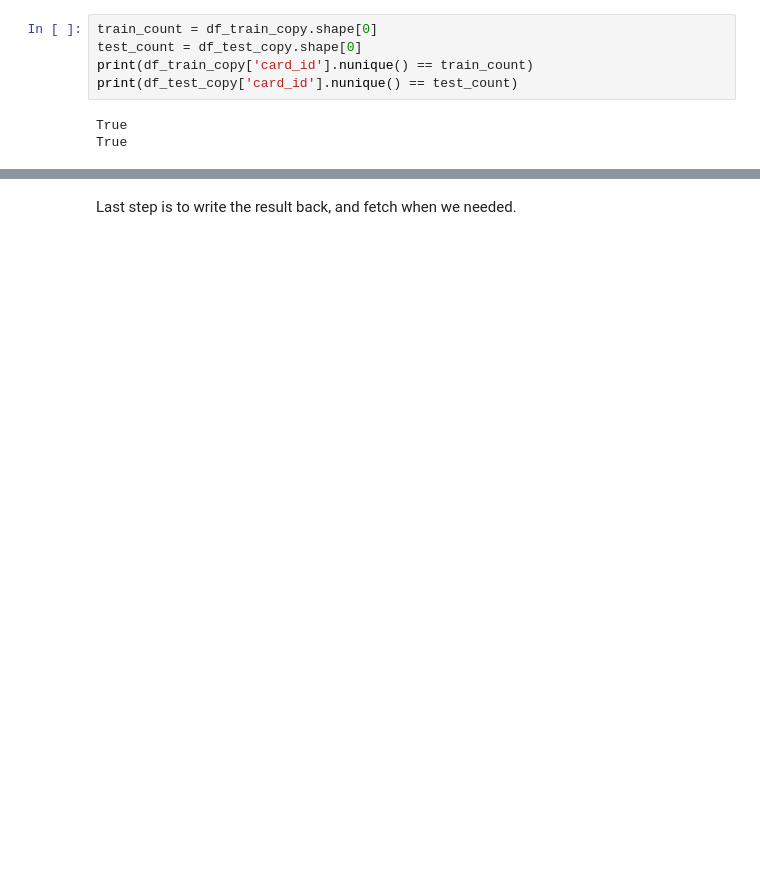
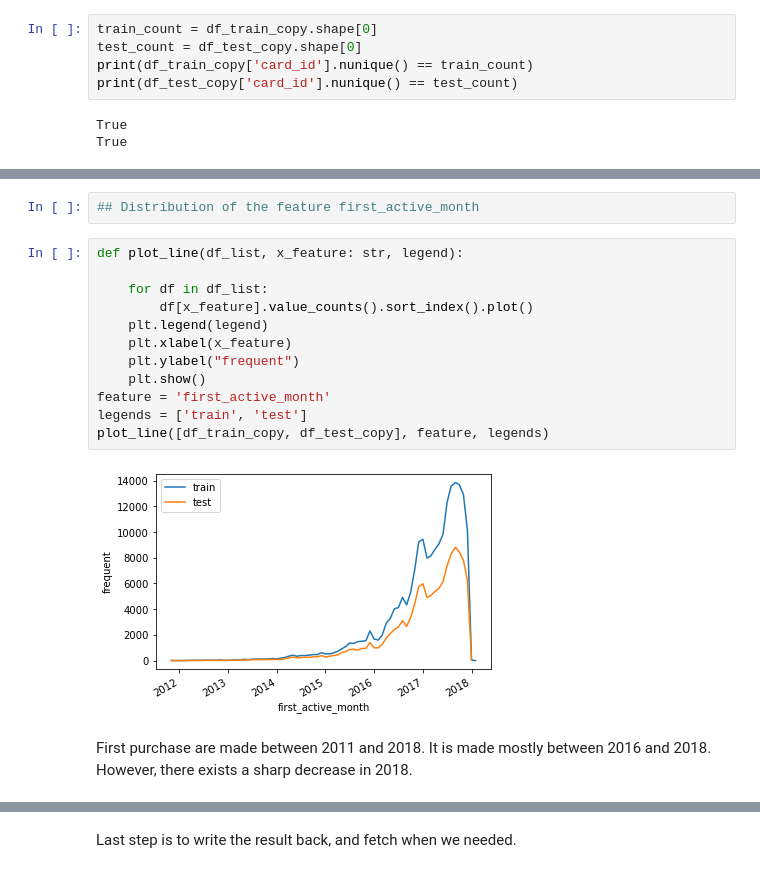
Before and after one commit to thinkinbig/lama, a Jupyter notebook: lama/preprocessing/DataPreperation.ipynb, the cells around one changed output, grey strips where cells are left out. Cells and saved outputs as stored; diff of their text form; blank space fills up the shorter version.

```diff
--- a/lama/preprocessing/DataPreperation.ipynb
+++ b/lama/preprocessing/DataPreperation.ipynb
@@ -139,0 +294,18 @@ for feature in features:
+# %%
+## Distribution of the feature first_active_month
+# %%
+def plot_line(df_list, x_feature: str, legend):
+
+    for df in df_list:
+        df[x_feature].value_counts().sort_index().plot()
+    plt.legend(legend)
+    plt.xlabel(x_feature)
+    plt.ylabel("frequent")
+    plt.show()
+feature = 'first_active_month'
+legends = ['train', 'test']
+plot_line([df_train_copy, df_test_copy], feature, legends)
+# %% [output]
+[figure, added]
+# %% [markdown]
+First purchase are made between 2011 and 2018. It is made mostly between 2016 and 2018. However, there exists a sharp decrease in 2018.
```
Also changed, not shown: parts of 119 cells of this notebook, 1 other file.
